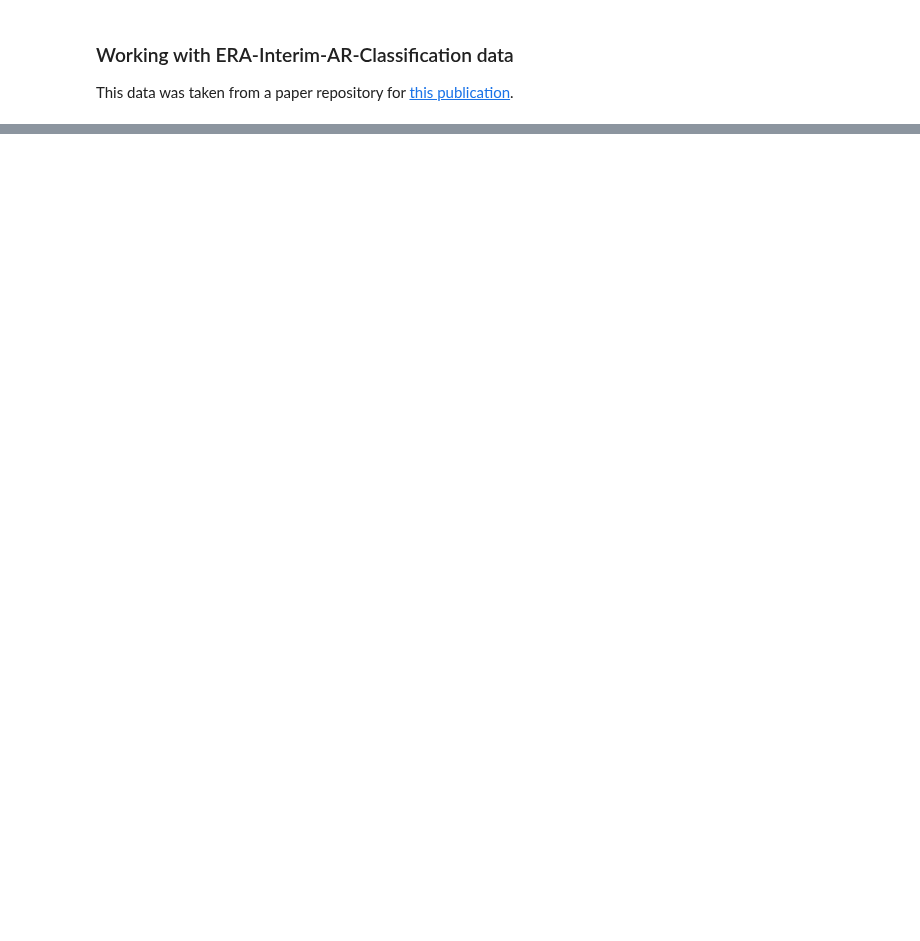
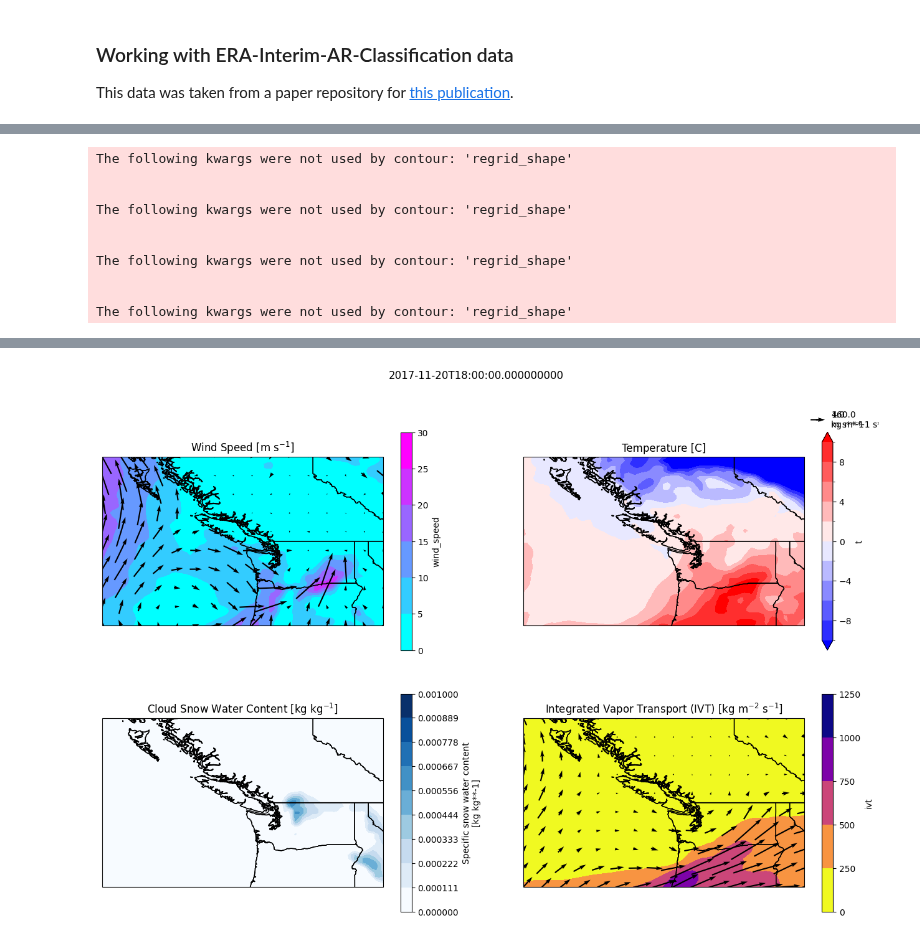
Before and after one commit to UW-ESS-DS/MLGeo-2023-Atmospheric-Rivers, a Jupyter notebook: notebooks/03_data_characterization.ipynb, the cells around one changed output, grey strips where cells are left out. Cells and saved outputs as stored; diff of their text form; code cells hidden in the pictures; blank space fills up the shorter version.

```diff
--- a/notebooks/03_data_characterization.ipynb
+++ b/notebooks/03_data_characterization.ipynb
@@ -132,0 +191,11 @@ Text(0.5, 1.0, 'Distribution of AR Scale for Events in the PNW between 2015 and
+# %%
+# select the data from the era5 dataset that matches the hourly_event_times_array
+era5_ds_filter = era5_ds.sel(time=hourly_event_times_array, method='nearest')
+# select the data from the era5 single level dataset that matches the hourly_event_times_array
+era5_single_lvl_ds_filter = era5_single_lvl_ds.sel(time=hourly_event_times_array)
+# using the u anv v components of the wind, calculate the arithmatic magnitude and direction of the wind
+era5_ds_filter['wind_speed'] = np.sqrt(era5_ds_filter.u**2 + era5_ds_filter.v**2)
+era5_ds_filter['wind_dir'] = np.arctan2(era5_ds_filter.u, era5_ds_filter.v) * 180 / np.pi
+# %%
+# combine the two variables into a vector
+era5_single_lvl_ds_filter['ivt'] = np.sqrt(era5_single_lvl_ds_filter['p71.162']**2 + era5_single_lvl_ds_filter['p71.162']**2)
@@ -132,0 +222,52 @@ Text(0.5, 1.0, 'Distribution of AR Scale for Events in the PNW between 2015 and
+# %%
+time_for_plot = event_df['event_start'].iloc[28] + pd.Timedelta(days=4)
+# create 4 subplots with ccrs.PlateCarree() as the projection
+fig, axs = plt.subplots(2,2, figsize=(16,10), subplot_kw={'projection': ccrs.PlateCarree()})
+# set the extent of all plots
+axs = axs.flatten()
+for ax in axs:
+    ax.set_extent([-135, -115, 43, 55], ccrs.PlateCarree())
+    # add coastlines to all plots
+    ax.coastlines()
+    # add state boundaries to all plots
+    ax.add_feature(cfeature.STATES)
+    # add country boundaries to all plots
+    ax.add_feature(cfeature.BORDERS)
+
+# for the first subplot, plot the wind speed at 900 hPa
+# plot the wind speed at the first time step for the first level using contourf
+era5_ds_filter.sel(time=time_for_plot, level=900).wind_speed.plot.contourf(transform=ccrs.PlateCarree(), regrid_shape=10, levels=7, cmap='cool', ax=axs[0], vmin=0, vmax=30)
+# plot the vectors of u an v wind components at the first time step for the first level using quiver
+era5_ds_filter.sel(time=time_for_plot, level=900).plot.quiver('longitude', 'latitude', 'u', 'v', transform=ccrs.PlateCarree(), regrid_shape=10, ax=axs[0] )
+# add title
+axs[0].set_title('Wind Speed [m s$^{-1}$]')
+
+# for the second subplot, plot the temperature at 900 hPa
+# convert from kelvin to celsius and make the colorabar every 5 degrees
+(era5_ds_filter.sel(time=time_for_plot, level=900).t - 273.15).plot.contourf(transform=ccrs.PlateCarree(), regrid_shape=10, levels=11, cmap='bwr', ax=axs[1], vmin=-10, vmax=10)
+# add title
+axs[1].set_title('Temperature [C]')
+
+# plot the countours of the total cloud snow water content
+era5_ds_filter.sel(time=time_for_plot, level=900).cswc.plot.contourf(transform=ccrs.PlateCarree(), regrid_shape=10, levels=10, cmap='Blues', ax=axs[2], vmin=0, vmax=0.001)
+# add title
+axs[2].set_title('Cloud Snow Water Content [kg kg$^{-1}$]')
+
+# plot the contours of ivt
+era5_single_lvl_ds_filter.sel(time=time_for_plot).ivt.plot.contourf(transform=ccrs.PlateCarree(), regrid_shape=10, levels=6, cmap='plasma_r', ax=axs[3], vmin=0, vmax=1250)
+era5_single_lvl_ds_filter.sel(time=time_for_plot).plot.quiver('longitude', 'latitude', 'p71.162', 'p72.162', transform=ccrs.PlateCarree(), regrid_shape=10, ax=axs[3] )
+# make sure the units appear in the colorbar
+axs[3].set_title('Integrated Vapor Transport (IVT) [kg m$^{-2}$ s$^{-1}$]')
+# add a fig title for the time
+fig.suptitle(era5_ds_filter.sel(time=time_for_plot).time.values)
+# %% [output]
+The following kwargs were not used by contour: 'regrid_shape'
+
+
+The following kwargs were not used by contour: 'regrid_shape'
+
+
+The following kwargs were not used by contour: 'regrid_shape'
+
+
+The following kwargs were not used by contour: 'regrid_shape'
@@ -132,0 +275 @@ Text(0.5, 1.0, 'Distribution of AR Scale for Events in the PNW between 2015 and
+[figure, added]
```
Also changed, not shown: parts of 16 cells of this notebook, 1 other file.
